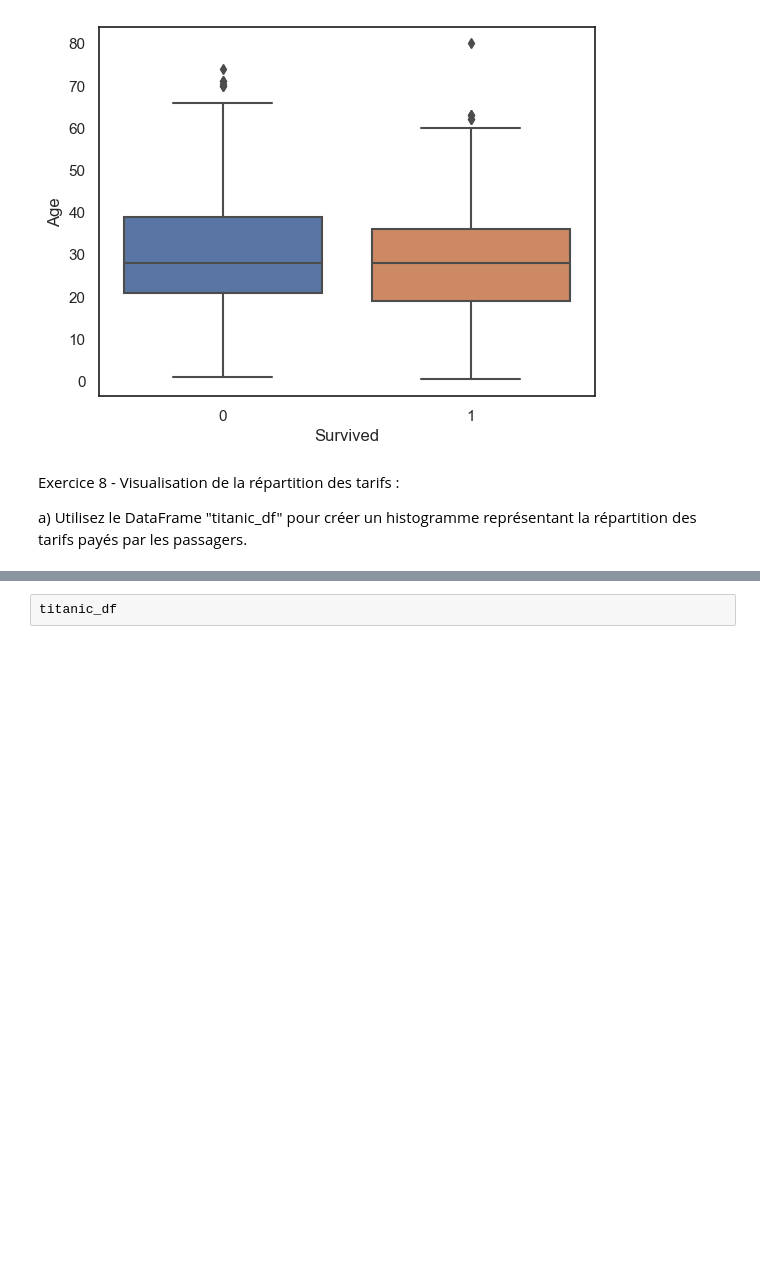
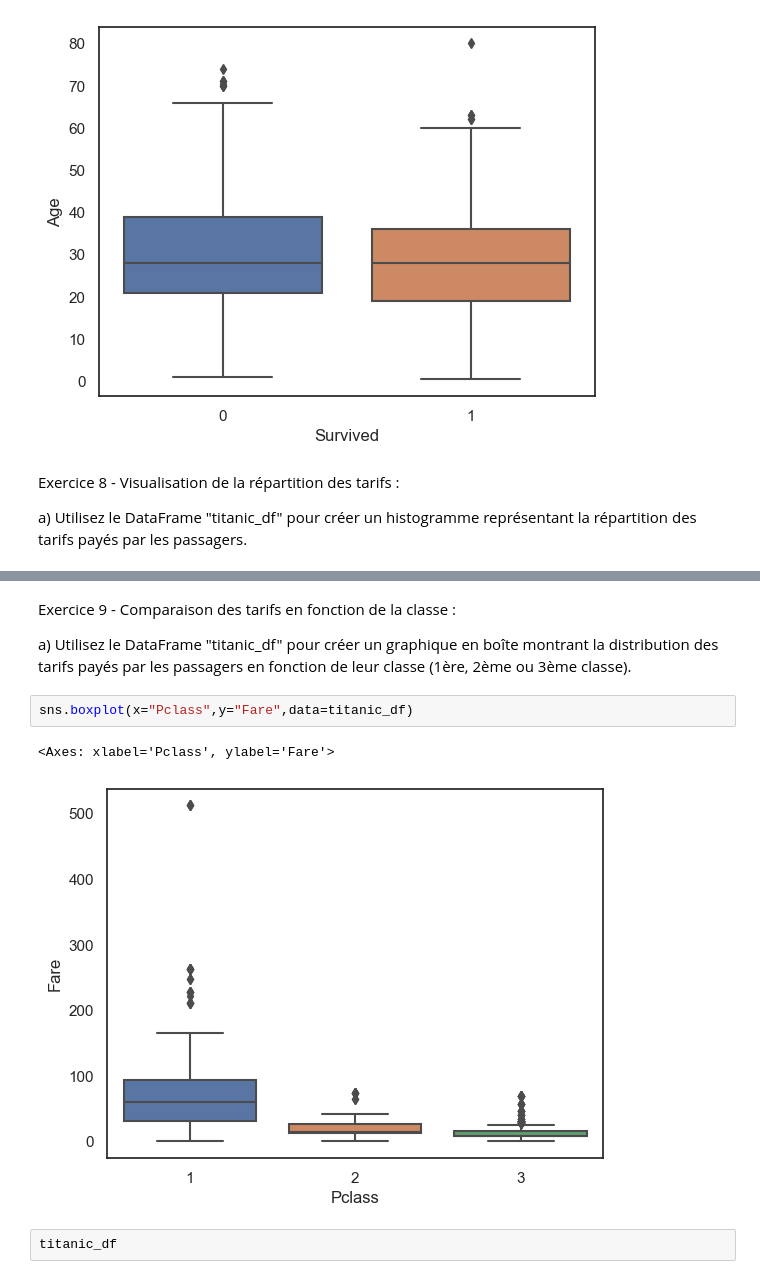
Before and after one commit to JhonatanCaldeira/simplon_datai_2024, a Jupyter notebook: exo_supp/exo_titanic.ipynb, the cells around one changed output, grey strips where cells are left out. Drawn from its saved outputs; the diff is of its cells as text; blank space fills up the shorter version.

```diff
--- a/exo_supp/exo_titanic.ipynb
+++ b/exo_supp/exo_titanic.ipynb
@@ -97,3 +102,12 @@ a) Utilisez le DataFrame "titanic_df" pour créer un histogramme représentant l
+# %% [markdown]
+Exercice 9 - Comparaison des tarifs en fonction de la classe :
+
+a) Utilisez le DataFrame "titanic_df" pour créer un graphique en boîte montrant la distribution des tarifs payés par les passagers en fonction de leur classe (1ère, 2ème ou 3ème classe).
+# %%
+sns.boxplot(x="Pclass",y="Fare",data=titanic_df)
+# %% [output]
+<Axes: xlabel='Pclass', ylabel='Fare'>
+[figure, added]
 # %%
 titanic_df
 # %% [output]
```
Also changed, not shown: parts of 1 cell of this notebook, 7 other files.
